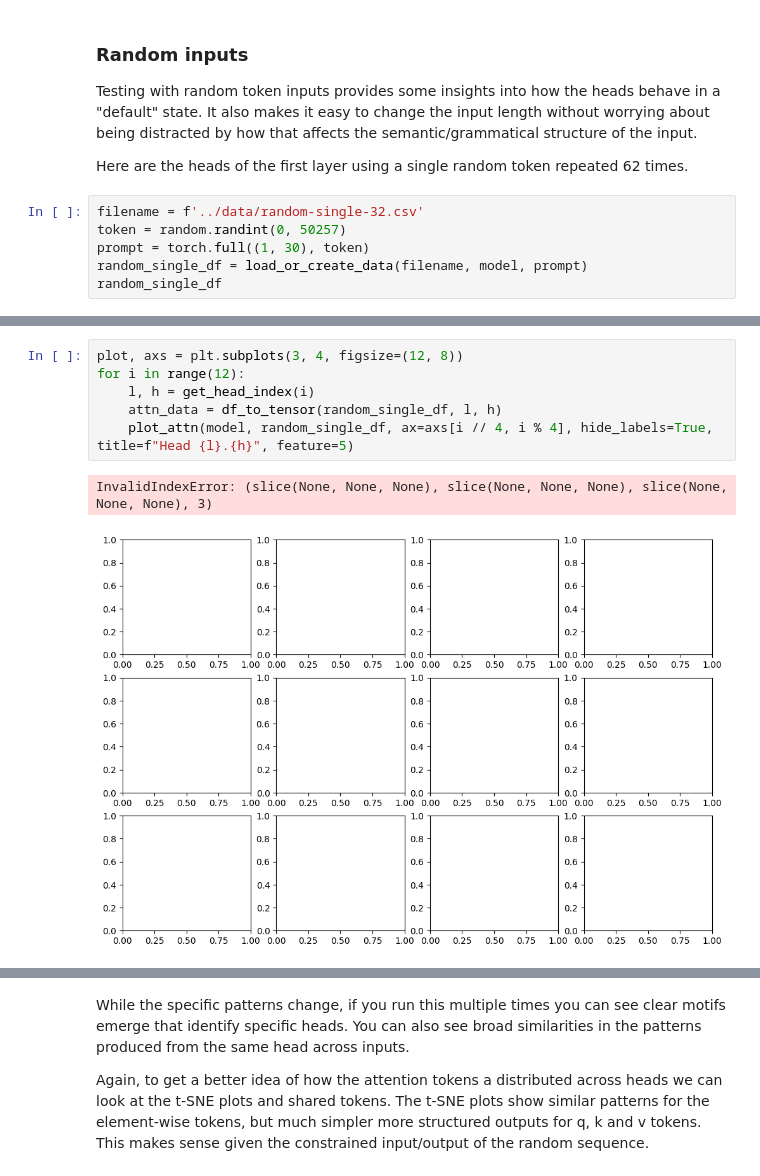
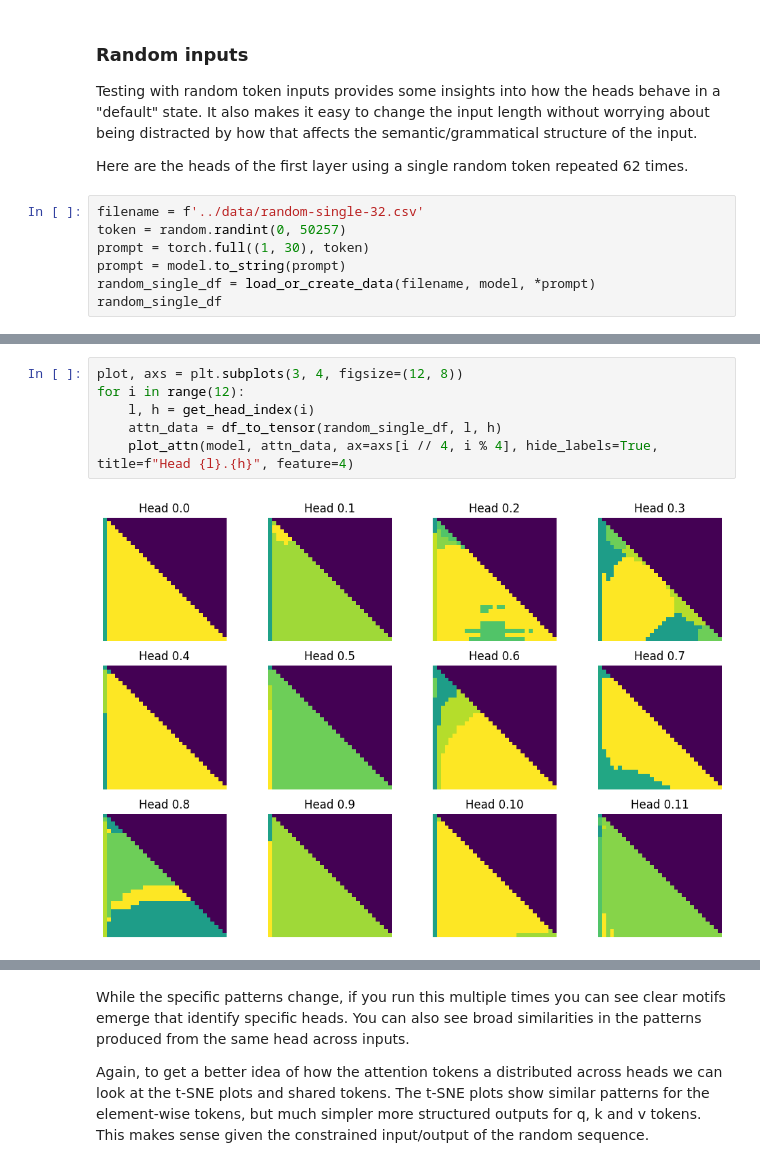
Before and after one commit to layterz/experiments, a Jupyter notebook: notebooks/attention-tokens.ipynb, the cells around one changed output, grey strips where cells are left out. Saved outputs shown, nothing was run; the diff lists cells and outputs as text.

```diff
--- a/notebooks/attention-tokens.ipynb
+++ b/notebooks/attention-tokens.ipynb
@@ -219,6 +219,7 @@ Here are the heads of the first layer using a single random token repeated 62 ti
 filename = f'../data/random-single-32.csv'
 token = random.randint(0, 50257)
 prompt = torch.full((1, 30), token)
-random_single_df = load_or_create_data(filename, model, prompt)
+prompt = model.to_string(prompt)
+random_single_df = load_or_create_data(filename, model, *prompt)
 random_single_df
 # %% [output]
@@ -238,11 +239,10 @@ random_single_df
 # %%
 plot, axs = plt.subplots(3, 4, figsize=(12, 8))
 for i in range(12):
     l, h = get_head_index(i)
     attn_data = df_to_tensor(random_single_df, l, h)
-    plot_attn(model, random_single_df, ax=axs[i // 4, i % 4], hide_labels=True, title=f"Head {l}.{h}", feature=5)
+    plot_attn(model, attn_data, ax=axs[i // 4, i % 4], hide_labels=True, title=f"Head {l}.{h}", feature=4)
 # %% [output]
-InvalidIndexError: (slice(None, None, None), slice(None, None, None), slice(None, None, None), 3)
-[figure, old version]
+[figure, new version]
 # %%
 filename = f'../data/random-full-32.csv'
```
Also changed, not shown: parts of 23 cells of this notebook.
